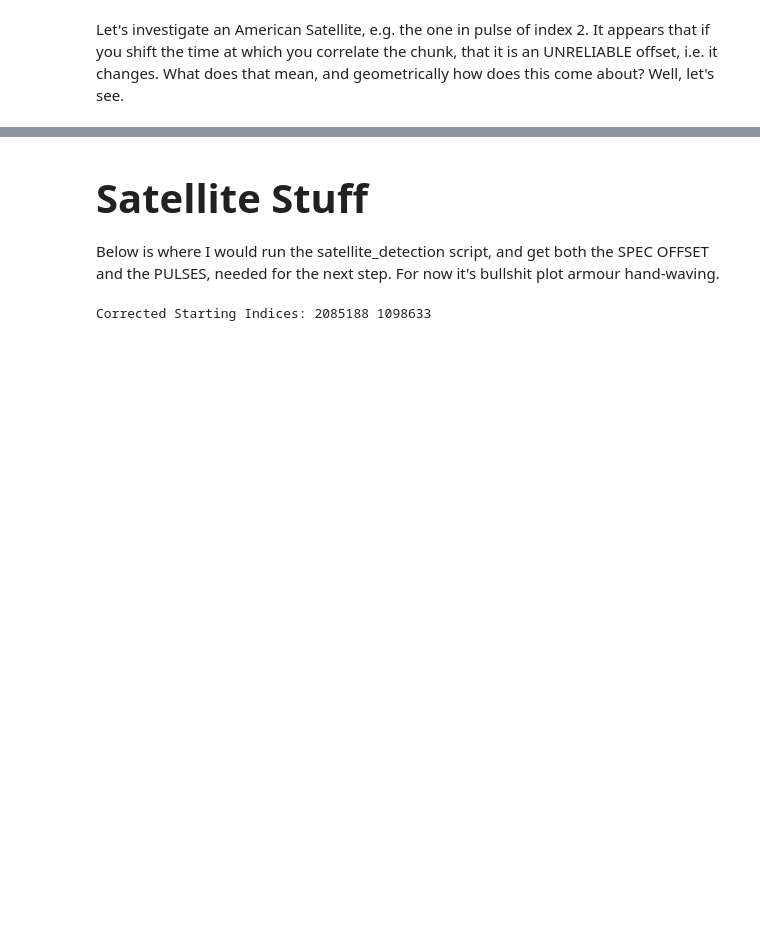
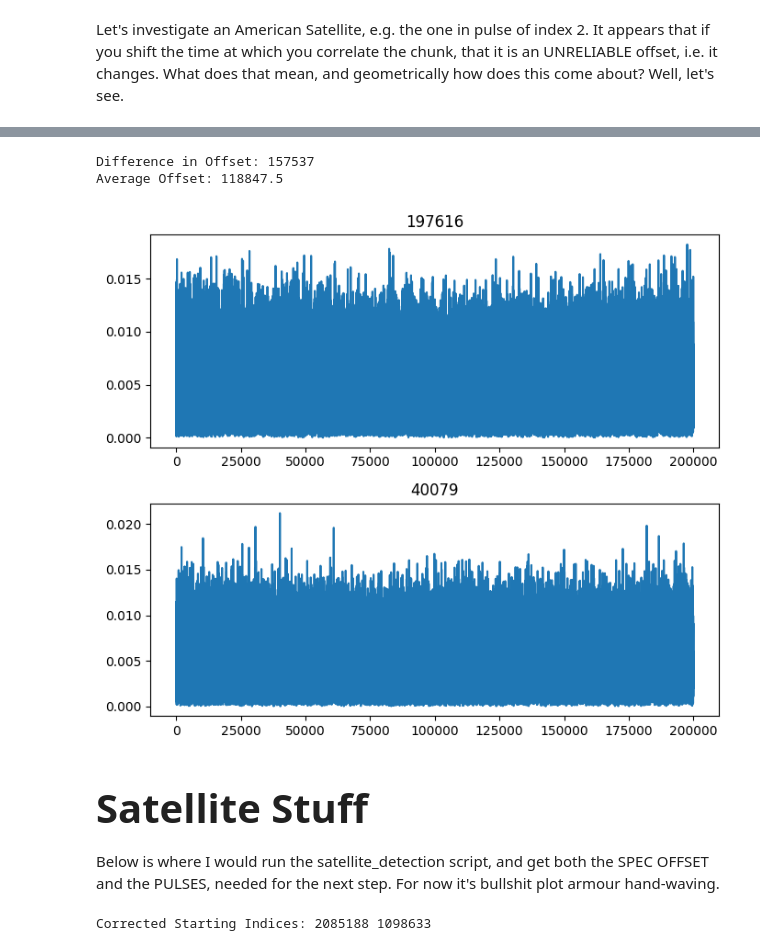
Before and after one commit to ALBATROS-Experiment/albatros_analysis, a Jupyter notebook: scripts/coord_calib.ipynb, the cells around one changed output, grey strips where cells are left out. Drawn from its saved outputs; the diff is of its cells as text; code cells hidden in the pictures; blank space fills up the shorter version.

```diff
--- a/scripts/coord_calib.ipynb
+++ b/scripts/coord_calib.ipynb
@@ -281,3 +322,26 @@ missing a1 0.0 missing a2 0.0
+# %%
+center= c_acclen
+dN= 100000
+fig,ax=plt.subplots(2)
+fig.set_size_inches(7,6)
+ax=ax.flatten()
+
+max2=np.argmax(np.abs(xc[2,center-dN:center+dN]))
+ax[0].set_title(f"{max2}")
+ax[0].plot(np.abs(xc[2,center-dN:center+dN]))
+
+max3=np.argmax(np.abs(xc[3,center-dN:center+dN]))
+ax[1].set_title(f"{max3}")
+ax[1].plot(np.abs(xc[3,center-dN:center+dN]))
+
+plt.tight_layout()
+
+print("Difference in Offset:", max2-max3)
+print("Average Offset:", (max2+max3)/2)
+# %% [output]
+Difference in Offset: 157537
+Average Offset: 118847.5
+[figure, added]
 # %% [markdown]
 <h1 style="font-size:30pt">Satellite Stuff</h1>
 # %% [markdown]
```
Also changed, not shown: parts of 7 cells of this notebook.
